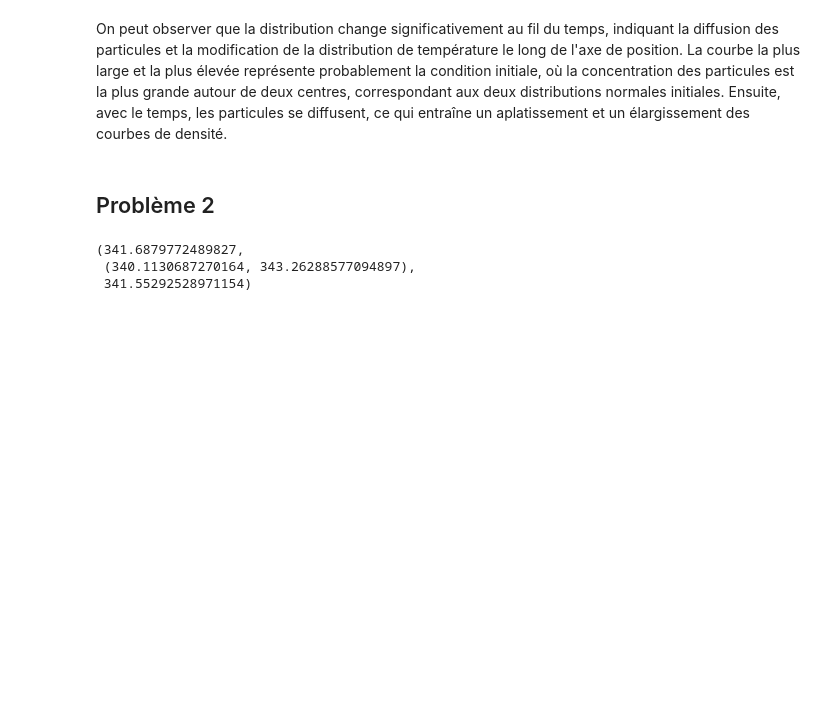
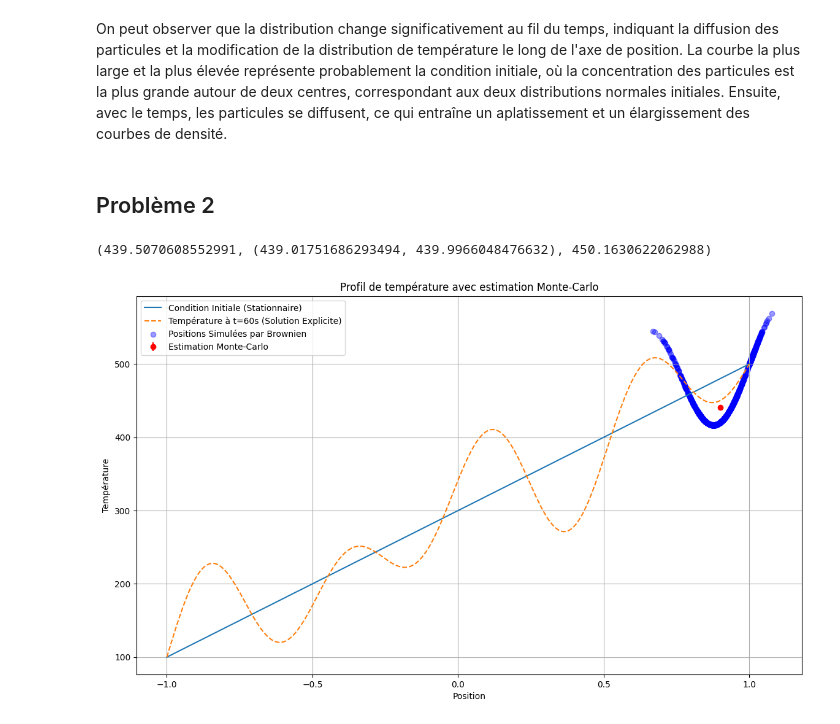
Before and after one commit to malayaan/calcul_sto, a Jupyter notebook: td1/tp_paul.Ipynb, the cells around one changed output. Drawn from its saved outputs; the diff is of its cells as text; code cells hidden in the pictures; blank space fills up the shorter version.

```diff
--- a/td1/tp_paul.Ipynb
+++ b/td1/tp_paul.Ipynb
@@ -370,7 +370,7 @@ n2 = 8
 Theta_1 = 50
 Theta_2 = 100
 t = 60  # Temps où estimer la température
-x = 0   # Position où estimer la température
+x = 0.9   # Position où estimer la température
 
 # Fonction pour la solution stationnaire
 def theta_stationnaire(x, theta_a, theta_b, a, b):
@@ -391,15 +391,26 @@ def theta_explicite(t, x, theta_a, theta_b, a, b, n1, n2, sigma):
            theta_stationnaire(x, theta_a, theta_b, a, b)
 
 # Fonction pour simuler le mouvement brownien
-def brownian_motion(t, x0, sigma):
-    return x0 + np.random.normal(0, sigma * np.sqrt(t))
+def brownian_motion(n0, x0, sigma, t, a, b):
+    # Initialisation de la position initiale
+    position = x0
+    dt = t / n0  # Calcul du pas de temps
+
+    for _ in range(n0):
+        if position <= -a or position >= b:
+            # Si la position atteint -a ou b, elle reste constante
+            break
+        # Simulation du mouvement brownien avec ajustement de la variance
+        position += np.random.normal(0, sigma * np.sqrt(dt))
+
+    return position
 
 # Fonction pour la méthode Monte-Carlo
-def monte_carlo_temperature(N, t, x, theta_a, theta_b, a, b, n1, n2, sigma):
+def monte_carlo_temperature(N, t, x, theta_a, theta_b, a, b, n1, n2, sigma,n0):
     theta_values = []
     for _ in range(N):
         # Utiliser la nouvelle fonction de mouvement brownien
-        x_final = brownian_motion(t, x, sigma)
+        x_final = brownian_motion(n0, x, sigma, t, a, b)
         # Vérifier que x_final est dans les limites [-a, b]
         if -a <= x_final <= b:
             theta_t_x = theta_initiale(x_final, theta_a, theta_b, a, b, n1, n2)
@@ -416,17 +427,52 @@ def monte_carlo_temperature(N, t, x, theta_a, theta_b, a, b, n1, n2, sigma):
 
 # Nombre de simulations pour l'estimation Monte-Carlo
 N = 10000
-
+n0= 10
 # Calcul de la température par Monte-Carlo et par la solution explicite
 mean_theta_monte_carlo, confidence_interval_monte_carlo = monte_carlo_temperature(
-    N, t, x, theta_a, theta_b, a, b, n1, n2, sigma)
+    N, t, x, theta_a, theta_b, a, b, n1, n2, sigma,n0)
 theta_exacte = theta_explicite(t, x, theta_a, theta_b, a, b, n1, n2, sigma)
 
 mean_theta_monte_carlo, confidence_interval_monte_carlo, theta_exacte
 # %% [output]
-(341.6879772489827,
- (340.1130687270164, 343.26288577094897),
- 341.55292528971154)
+(439.5070608552991, (439.01751686293494, 439.9966048476632), 450.1630622062988)
+# %%
+# Création de la plage de positions pour la visualisation
+x_values = np.linspace(-1, 1, 400)
+
+# Calcul du profil de température stationnaire à travers la barre
+temp_profile_stationnaire = [theta_stationnaire(x, theta_a, theta_b, a, b) for x in x_values]
+
+# Calcul du profil de température à t=60 secondes
+temp_profile_t60 = [theta_explicite(t, x, theta_a, theta_b, a, b, n1, n2, sigma) for x in x_values]
+
+# Simulation des positions finales pour la méthode Monte-Carlo
+N = 1000  # Nombre de simulations pour Monte-Carlo pour affichage
+brownian_positions = [brownian_motion(n0, x, sigma, t, a, b) for _ in range(N)]
+
+# Création du graphique
+plt.figure(figsize=(14, 8))
+
+# Affichage du profil de température stationnaire et à t=60s
+plt.plot(x_values, temp_profile_stationnaire, label='Condition Initiale (Stationnaire)')
+plt.plot(x_values, temp_profile_t60, label=f'Température à t={t}s (Solution Explicite)', linestyle='--')
+
+# Marquer les positions browniennes sur l'axe y correspondant à leur température initiale
+initial_temps = [theta_initiale(x, theta_a, theta_b, a, b, n1, n2) for x in brownian_positions]
+plt.scatter(brownian_positions, initial_temps, alpha=0.4, color='blue', label='Positions Simulées par Brownien')
+
+# Calcul et affichage de l'estimation de Monte-Carlo pour la température à x=0.4 et t=60s
+mean_theta_monte_carlo, confidence_interval_monte_carlo = monte_carlo_temperature(N, t, x, theta_a, theta_b, a, b, n1, n2, sigma, n0)
+plt.errorbar(x, mean_theta_monte_carlo, yerr=confidence_interval_monte_carlo[1] - mean_theta_monte_carlo, fmt='o', color='red', label='Estimation Monte-Carlo')
+
+plt.title('Profil de température avec estimation Monte-Carlo')
+plt.xlabel('Position')
+plt.ylabel('Température')
+plt.legend()
+plt.grid(True)
+plt.show()
+# %% [output]
+[figure, added]
 # %%
 # Définition des paramètres du problème
 (a,b)=(1,1)
```
Also changed, not shown: parts of 9 cells of this notebook, 1 other file.
